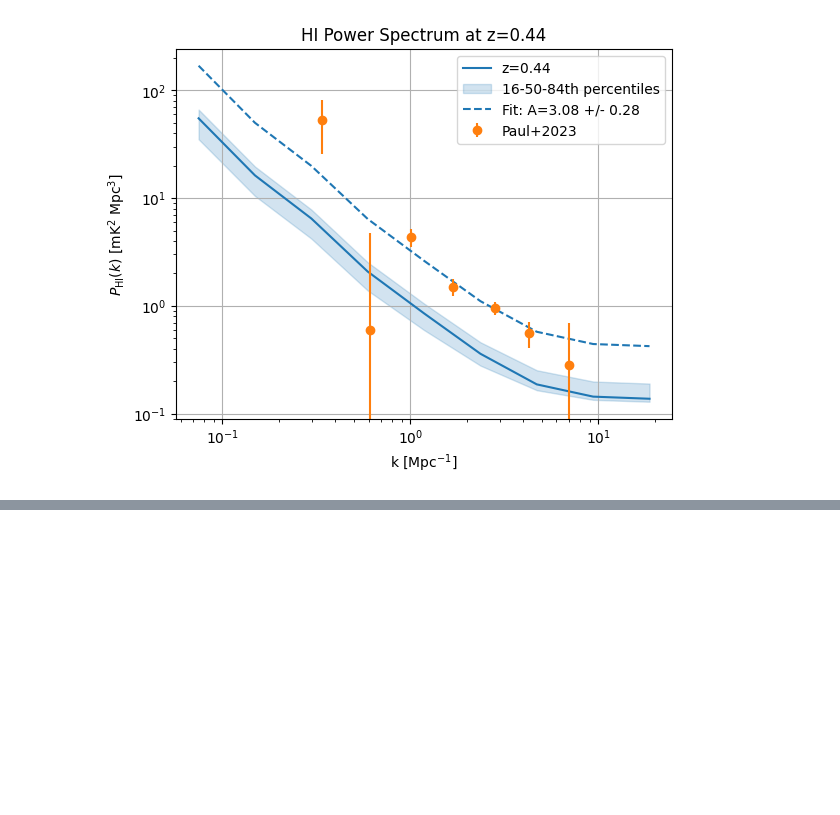
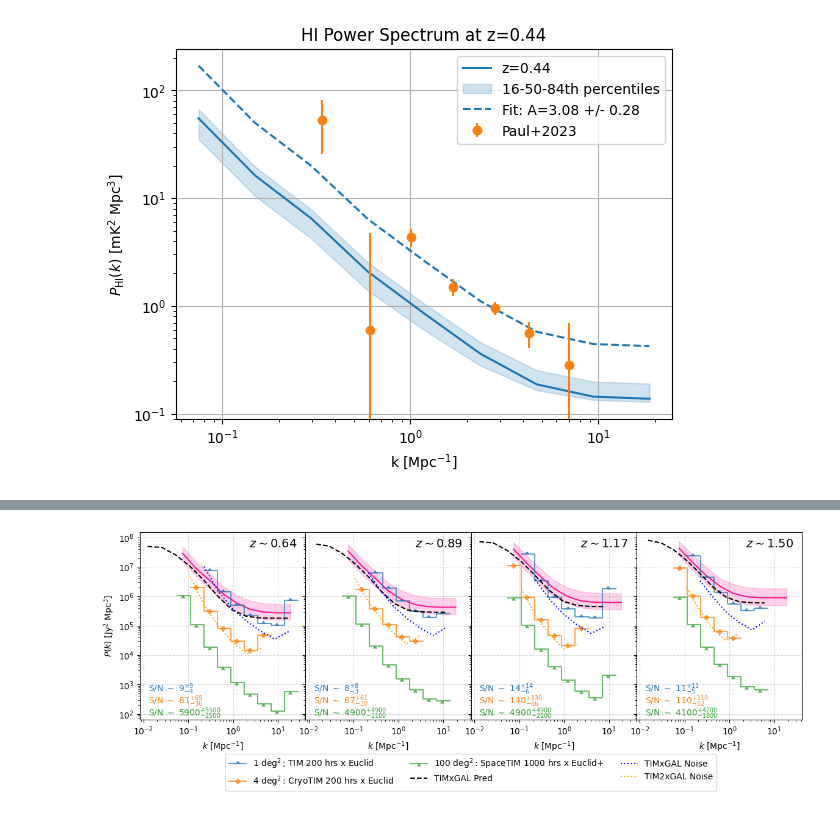
Before and after one commit to shubhagrawal30/crossLIM, a Jupyter notebook: simim/validation.ipynb, the cells around one changed output, grey strips where cells are left out. Cells and saved outputs as stored; diff of their text form; code cells hidden in the pictures; blank space fills up the shorter version.

```diff
--- a/simim/validation.ipynb
+++ b/simim/validation.ipynb
@@ -319,0 +610,19 @@ plt.close()
+# %%
+for cii_key, co_key in combos:
+    KSs_cii, psCII_cii, Pstd_cii, binned_total_cii, Nmodes_cii, Pn_cii, binned_wbeams_cii, binned_whpfs_cii, label_cii = CIIexps[cii_key]
+    KSs_co, psCO_co, Pstd_co, binned_total_co, Nmodes_co, Pn_co, binned_wbeams_co, binned_whpfs_co, label_co = GALexps[co_key]
+
+    # Nmodes = [np.minimum(NmodeCII, NmodesCO) for NmodeCII, NmodesCO in zip(Nmodes_cii, Nmodes_co)]
+    Nmodes_kmu = [np.minimum(NmodeCII, NmodesCO) for NmodeCII, NmodesCO in zip(Nmodes_cii, Nmodes_co)]
+    Nmodes = [np.sum(Nmodes_kmu_i, axis=0) for Nmodes_kmu_i in Nmodes_kmu]
+    # do not apply window for galaxy survey
+    Pvar = [(pcross ** 2 + (p1 + pn1 / w1) * (p2 + pn2)) / Nmode / 2 for pcross, p1, pn1, w1, p2, pn2, w2, Nmode in \
+        zip(psCIIxCOmedian, psCII_cii, Pn_cii, binned_total_cii, psCO_co, Pn_co, binned_total_co, Nmodes)]
+    Pstd = [np.sqrt(pv) for pv in Pvar]
+
+    cross_exps[f'{cii_key} x {co_key}'] = (KSs, psCIIxCOmedian, Pstd, Nmodes, Pn_cii, Pn_co, label_cii + ' x ' + label_co)
+# %%
+with open('./data/TIMxGal_preds/TIMxEuclid_results.pkl', 'rb') as f:
+    TIMxGal_results = pickle.load(f)
+with open('./data/TIMxGal_preds/TIM2xEuclid_results.pkl', 'rb') as f:
+    TIM2xGal_results = pickle.load(f)
@@ -319,0 +633,59 @@ plt.close()
+# %%
+percentiles = [16, 50, 84]
+pslow = [np.percentile(pscii, percentiles[0], axis=0)[1:-1] for pscii in psCIIxCO]
+psup = [np.percentile(pscii, percentiles[2], axis=0)[1:-1] for pscii in psCIIxCO]
+
+fig, axs = plt.subplots(1, 4, figsize=(14, 4), sharex=True, sharey=True, gridspec_kw={'wspace': 0, 'hspace': 0})
+axs = axs.flatten()
+PSCOLOR = 'deeppink' #'orange'  #'cyan'
+markers = [10, 'D', 6]
+
+labels = [
+    r"1 $\deg^2$; TIM 200 hrs x Euclid",
+    r"4 $\deg^2$: CryoTIM 200 hrs x Euclid",
+    r"100 $\deg^2$: SpaceTIM 1000 hrs x Euclid+"
+]
+
+for ax in axs:
+    ax.set_xscale('log')
+    ax.set_yscale('log')
+    ax.set_xlabel(r'$k$ [Mpc$^{-1}$]')
+    ax.grid(linestyle='--', alpha=0.5)
+
+axs[0].set_ylabel(r'$P(k)$ [Jy$^2$ Mpc$^3$]')
+
+for i, ax in enumerate(axs):
+    ax.fill_between(KSs[i][1:-1], pslow[i], psup[i], color=PSCOLOR, alpha=0.2)
+    ax.plot(KSs[i][1:-1], psCIIxCOmedian[i], color=PSCOLOR)
+
+    for j, exp in enumerate(cross_exps.values()):
+        KSs_exp, psCIIxCO_exp, Pstd_exp, Nmodes_exp, Pn1_exp, Pn2_exp, label = exp
+        _ = ax.step(KSs_exp[i][1:-1], Pstd_exp[i], where='mid', label=labels[j], marker=markers[j], markersize=4, alpha=0.7)
+        SNR = psCIIxCO_exp[i] / Pstd_exp[i]
+        SNRlow, SNRhigh = pslow[i] / Pstd_exp[i], psup[i] / Pstd_exp[i]
+        SNR, SNRlow, SNRhigh = np.nansum(SNR), np.nansum(SNRlow), np.nansum(SNRhigh)
+        SNRlow, SNRhigh = SNR - SNRlow, SNRhigh - SNR
+        SNR, SNRlow, SNRhigh = [int(float('%.2g' % s)) if 1e1 else "%s" % float('%.2g' % s) for s in (SNR, SNRlow, SNRhigh)]
+
+        snrtext = r'S/N $\sim$ ' + f'{SNR}' + f'$_{{-{SNRlow}}}^{{+{SNRhigh}}}$'
+        ax.text(.05, .15-.065*j, snrtext, color=f'C{j}', transform=ax.transAxes)
+    ax.text(.95, .92, r'$z \sim$' f'{Z_MODELING[i]:.2f}', transform=ax.transAxes, horizontalalignment='right', fontsize=14)
+
+    TxG_PxG = TIMxGal_results['PxGs'][i]
+    TxG_VarX = TIMxGal_results['VARx'][i]
+    TxG_ks = TIMxGal_results['k_modes'][i]# / h
+    ax.plot(TxG_ks, TxG_PxG, color='black', ls='--', label='TIMxGAL Pred')
+    ax.plot(TxG_ks, np.sqrt(TxG_VarX), color='blue', ls=':', label='TIMxGAL Noise')
+
+    T2xG_PxG = TIM2xGal_results['PxGs'][i]
+    T2xG_VarX = TIM2xGal_results['VARx'][i]
+    T2xG_ks = TIM2xGal_results['k_modes'][i]# / h
+    ax.plot(T2xG_ks, np.sqrt(T2xG_VarX), color='orange', ls=':', label='TIM2xGAL Noise')
+
+axs[0].legend(bbox_to_anchor=(2, -.16), loc='upper center', fontsize=10, ncol=3)
+
+plt.tight_layout()
+plt.show()
+plt.close()
+# %% [output]
+[figure, added]
```
Also changed, not shown: parts of 23 cells of this notebook, 8 other files.
